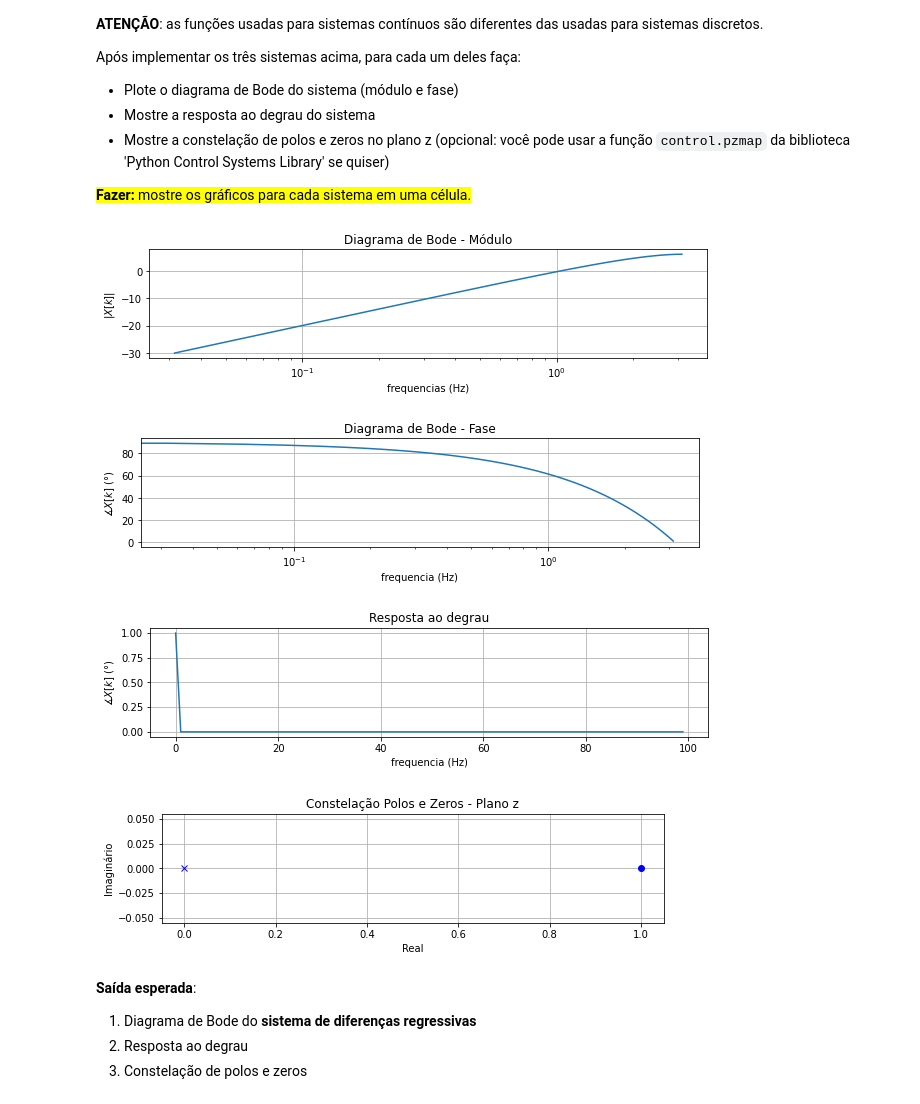
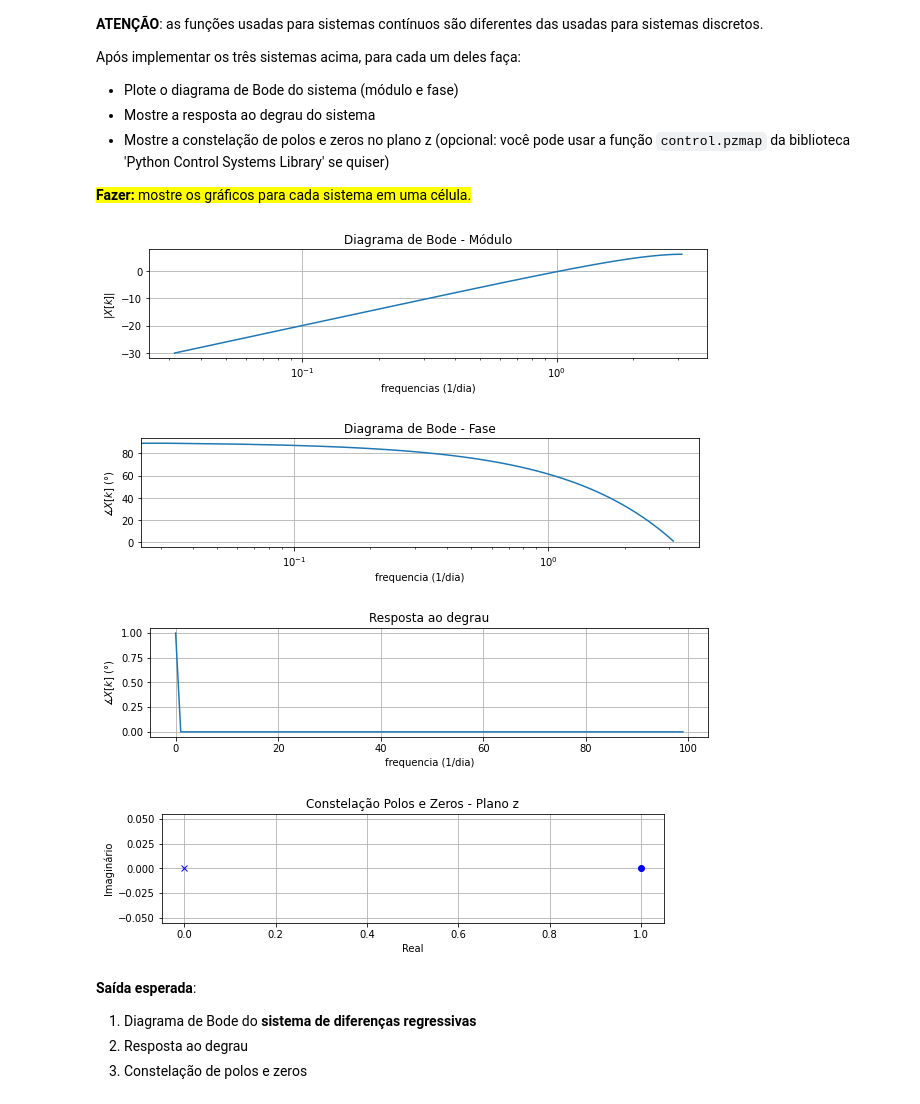
Before and after one commit to iurykischka/Proc.-de-sinais, a Jupyter notebook: Ex/Ex06_sistDiscretos(IURY).ipynb, the cells around one changed output. Drawn from its saved outputs; the diff is of its cells as text; code cells hidden in the pictures.

```diff
--- a/Ex/Ex06_sistDiscretos(IURY).ipynb
+++ b/Ex/Ex06_sistDiscretos(IURY).ipynb
@@ -276,54 +284,59 @@ Após implementar os três sistemas acima, para cada um deles faça:
 # %%
 ### SEU CÓDIGO COMEÇA AQUI ###
 
+#define sistema de diferenças regressivas
 num1 = [1, -1];
 den1 = [1, 0];
 
+#passa pelo sistema 1
 sys1 = signal.dlti(num1, den1);
-w1, mag1, phase1 = signal.dbode (sys1); #Transforma pro dominio Z atraves do Bode
+#Transforma pro dominio Z atraves do Bode
+w1, mag1, phase1 = signal.dbode (sys1);
+#passa degrau pelo sistema
 a1, b1 = signal.dstep(sys1);
+#monta plano z (polos, zeros e ganhos)
 z1, p1, k1 = signal.tf2zpk(num1, den1);
 
 #bode modulo
 plt.figure(figsize=(10,2))
 plt.semilogx(w1, mag1)
 #plt.xlim(10**(-2),1)
-plt.xlabel("frequencias (Hz)")
+plt.xlabel("frequencias (1/dia)")
 plt.ylabel("$|X[k]|$")
 plt.title("Diagrama de Bode - Módulo")
 plt.grid(1);
 
 #bode Fase
 plt.figure(figsize=(10,2))
 plt.ylabel("$\measuredangle X[k]$ (°)")
-plt.xlabel("frequencia (Hz)")
+plt.xlabel("frequencia (1/dia)")
 plt.title("Diagrama de Bode - Fase")
 plt.semilogx(w1, phase1)
 plt.grid(1);
 
 #Resposta ao degrau
 plt.figure(figsize=(10,2))
 plt.ylabel("$\measuredangle X[k]$ (°)")
-plt.xlabel("frequencia (Hz)")
+plt.xlabel("frequencia (1/dia)")
 plt.title("Resposta ao degrau")
 plt.plot(a1, np.squeeze(b1))
 plt.grid(1);
 
 #Constelação de polos e zeros no plano z
 plt.figure(figsize = (9, 2))
 plt.title("Constelação Polos e Zeros - Plano z")
 plt.xlabel("Real")
 plt.ylabel("Imaginário")
 plt.plot(np.real(p1), np.imag(p1), "bx");
 plt.plot(np.real(z1), np.imag(z1), "bo");
 plt.grid(which = "both");
 
 
 ### FIM DO CÓDIGO ###
 # %% [output]
-[figure, old version]
+[figure, new version]
-[figure, old version]
+[figure, new version]
-[figure, old version]
+[figure, new version]
 [figure]
 # %% [markdown]
 **Saída esperada**:
```
Also changed, not shown: parts of 10 cells of this notebook.
